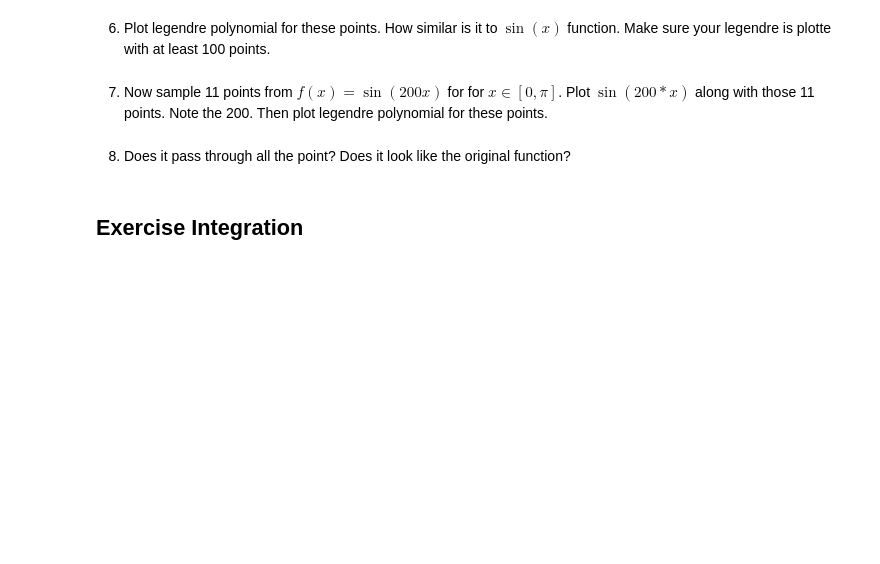
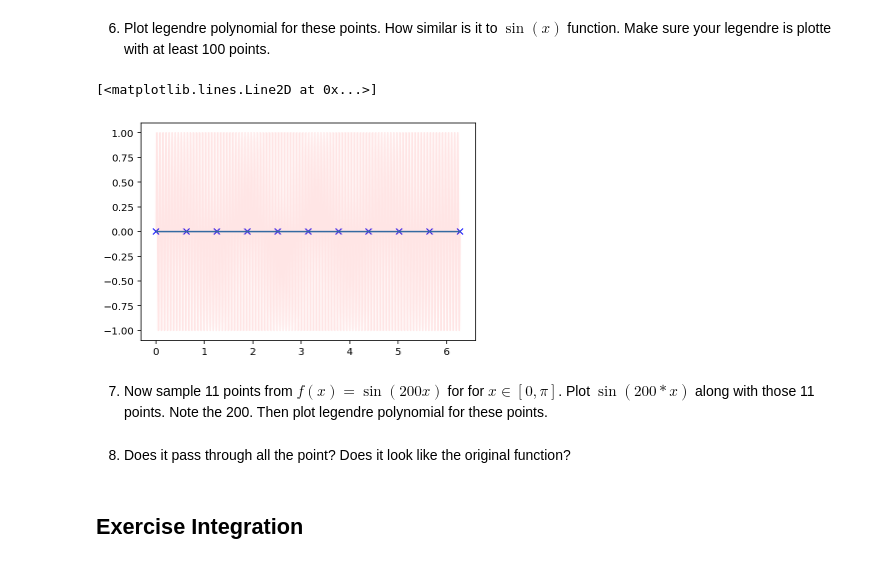
Before and after one commit to MUIC-Numerical-Methods-2018/Exercise-3, a Jupyter notebook: 03 Interpolation and Integration.ipynb, the cells around one changed output. Drawn from its saved outputs; the diff is of its cells as text; code cells hidden in the pictures; blank space fills up the shorter version.

```diff
--- a/03 Interpolation and Integration.ipynb
+++ b/03 Interpolation and Integration.ipynb
@@ -99,5 +114,18 @@ For those of you who know functional programming try write a functor that return
 # %% [markdown]
 6) Plot legendre polynomial for these points. How similar is it to $\sin(x)$ function. Make sure your legendre is plotte with at least 100 points.
+# %%
+xs = np.linspace(0, 2*np.pi, 11)
+ys = np.sin(100*xs)
+plt.plot(xs, ys, 'xb')
+legrange = make_lagrange(xs, ys)
+xxs = np.linspace(0, 2*np.pi, 10000)
+ls = [legrange(x) for x in xxs]
+plt.plot(xxs, ls)
+
+plt.plot(xxs, np.sin(100*xxs), '-r', alpha=0.1)
+# %% [output]
+[<matplotlib.lines.Line2D at 0x...>]
+[figure, added]
 # %% [markdown]
 7) Now sample 11 points  from $f(x) = \sin(200x)$ for for $x\in[0, \pi]$. Plot $\sin(200*x)$ along with those 11 points. Note the 200. Then plot legendre polynomial for these points.
 # %% [markdown]
```
Also changed, not shown: parts of 5 cells of this notebook.
